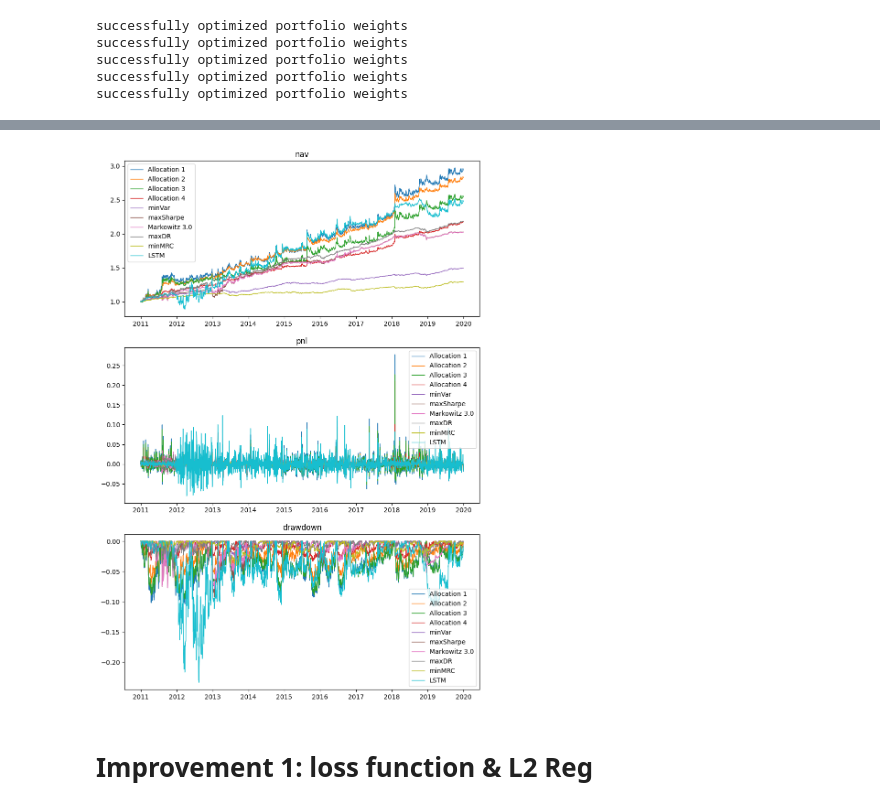
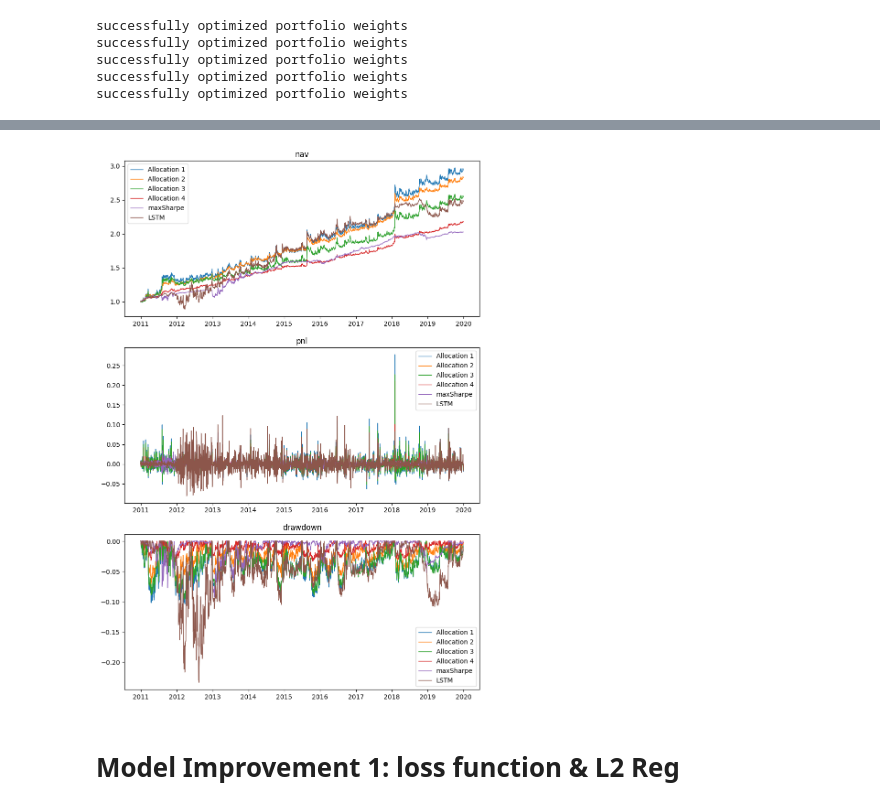
Before and after one commit to Xuanfu-lab/portfolio_optimization, a Jupyter notebook: main.ipynb, the cells around one changed output, grey strips where cells are left out. Saved outputs shown, nothing was run; the diff lists cells and outputs as text; code cells hidden in the pictures.

```diff
--- a/main.ipynb
+++ b/main.ipynb
@@ -66,11 +66,11 @@ weight_alloc_4.loc[weight_alloc_4["Ticker"] == "DBC", "Weight"] = 1/10
 weight_alloc_4.loc[weight_alloc_4["Ticker"] == "VIX", "Weight"] = 1/10
 
 # benchmarks
-weight_variance = portfolio_paper.optimize("variance", period = 252)
-weight_sharpe = portfolio_paper.optimize("sharpe", period = 252)
-weight_markowitz3 = portfolio_paper.optimize("markowitz3", period = 252)
-weight_DR = portfolio_paper.optimize("divers_ratio", period = 252)
-weight_MRC = portfolio_paper.optimize("marginal_risk_contribution", period = 252)
+weight_variance = portfolio_paper.optimize("variance")
+weight_sharpe = portfolio_paper.optimize("sharpe")
+weight_markowitz3 = portfolio_paper.optimize("markowitz3")
+weight_DR = portfolio_paper.optimize("divers_ratio")
+weight_MRC = portfolio_paper.optimize("marginal_risk_contribution")
 # %% [output]
 successfully optimized portfolio weights
 successfully optimized portfolio weights
@@ -84,12 +84,18 @@ display_backtest_results(
      weight_alloc_2,
      weight_alloc_3,
      weight_alloc_4,
-     weight_variance,
+     # weight_variance,
      weight_sharpe,
-     weight_markowitz3,
-     weight_DR,
-     weight_MRC,
+     # weight_markowitz3,
+     # weight_DR,
+     # weight_MRC,
      weight_LSTM,
     ],
-    ["Allocation 1", "Allocation 2", "Allocation 3", "Allocation 4", "minVar", "maxSharpe", "Markowitz 3.0", "maxDR", "minMRC", "LSTM"])
+    ["Allocation 1", "Allocation 2", "Allocation 3", "Allocation 4",
+     # "minVar",
+     "maxSharpe",
+     # "Markowitz 3.0", "maxDR", "minMRC",
+     "LSTM"
+    ]
+)
 # %% [output]
@@ -110,6 +116,6 @@ Wall time: 10.1 s
-[figure, old version]
+[figure, new version]
 # %% [markdown]
-# Improvement 1: loss function & L2 Reg
+# Model Improvement 1: loss function & L2 Reg
 # %%
 %%time
 
```
Also changed, not shown: parts of 22 cells of this notebook, 1 other file.
